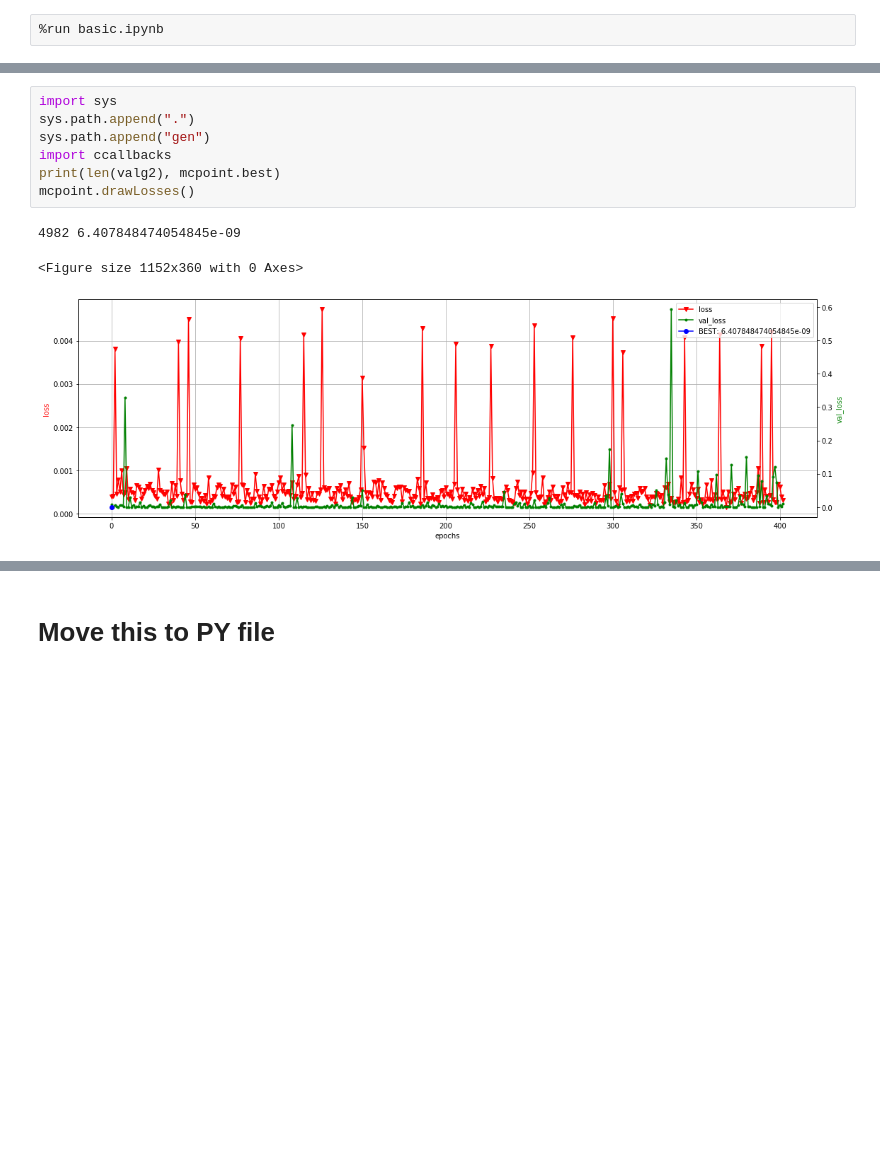
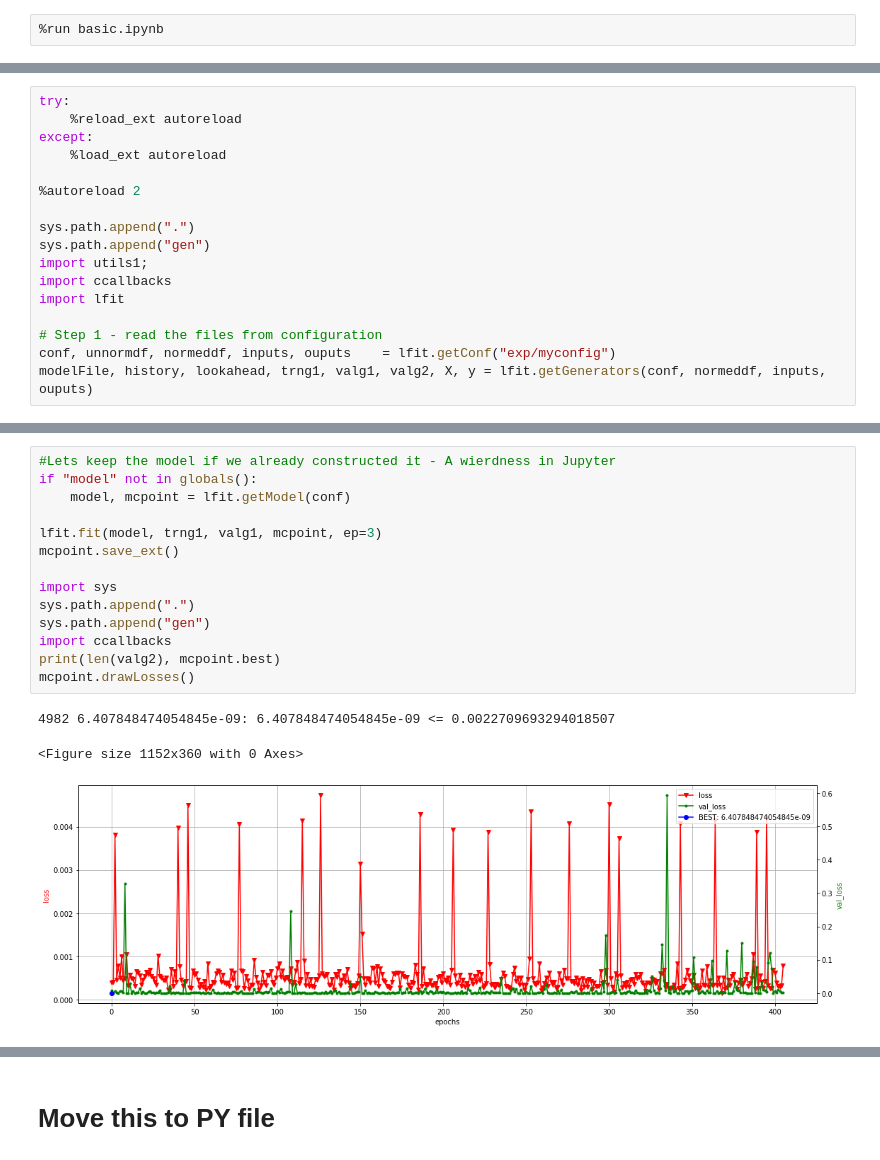
Before and after one commit to sada-narayanappa/NNBook, a Jupyter notebook: notebooks/NNetworks/LSTM/02_Use_Utils.ipynb, the cells around one changed output, grey strips where cells are left out. Cells and saved outputs as stored; diff of their text form; blank space fills up the shorter version.

```diff
--- a/notebooks/NNetworks/LSTM/02_Use_Utils.ipynb
+++ b/notebooks/NNetworks/LSTM/02_Use_Utils.ipynb
@@ -511,0 +93,17 @@ Overwriting gen/lfit.py
+# %%
+try:
+    %reload_ext autoreload
+except:
+    %load_ext autoreload
+
+%autoreload 2
+
+sys.path.append(".")
+sys.path.append("gen")
+import utils1;
+import ccallbacks
+import lfit
+
+# Step 1 - read the files from configuration
+conf, unnormdf, normeddf, inputs, ouputs    = lfit.getConf("exp/myconfig")
+modelFile, history, lookahead, trng1, valg1, valg2, X, y = lfit.getGenerators(conf, normeddf, inputs, ouputs)
@@ -512,14 +118,21 @@ Overwriting gen/lfit.py
 # %%
+#Lets keep the model if we already constructed it - A wierdness in Jupyter
+if "model" not in globals():
+    model, mcpoint = lfit.getModel(conf)
+
+lfit.fit(model, trng1, valg1, mcpoint, ep=3)
+mcpoint.save_ext()
+
 import sys
 sys.path.append(".")
 sys.path.append("gen")
 import ccallbacks
 print(len(valg2), mcpoint.best)
 mcpoint.drawLosses()
 # %% [output]
-4982 6.407848474054845e-09
+4982 6.407848474054845e-09: 6.407848474054845e-09 <= 0.0022709693294018507
 <Figure size 1152x360 with 0 Axes>
-[figure, old version]
+[figure, new version]
 # %%
 yy1, yh1,mse1 = ccallbacks.plot1(0, valg2, model, idx=0, n=-400, howmany=100);
 plt.show()
```
Also changed, not shown: parts of 23 cells of this notebook, 4 other files.
